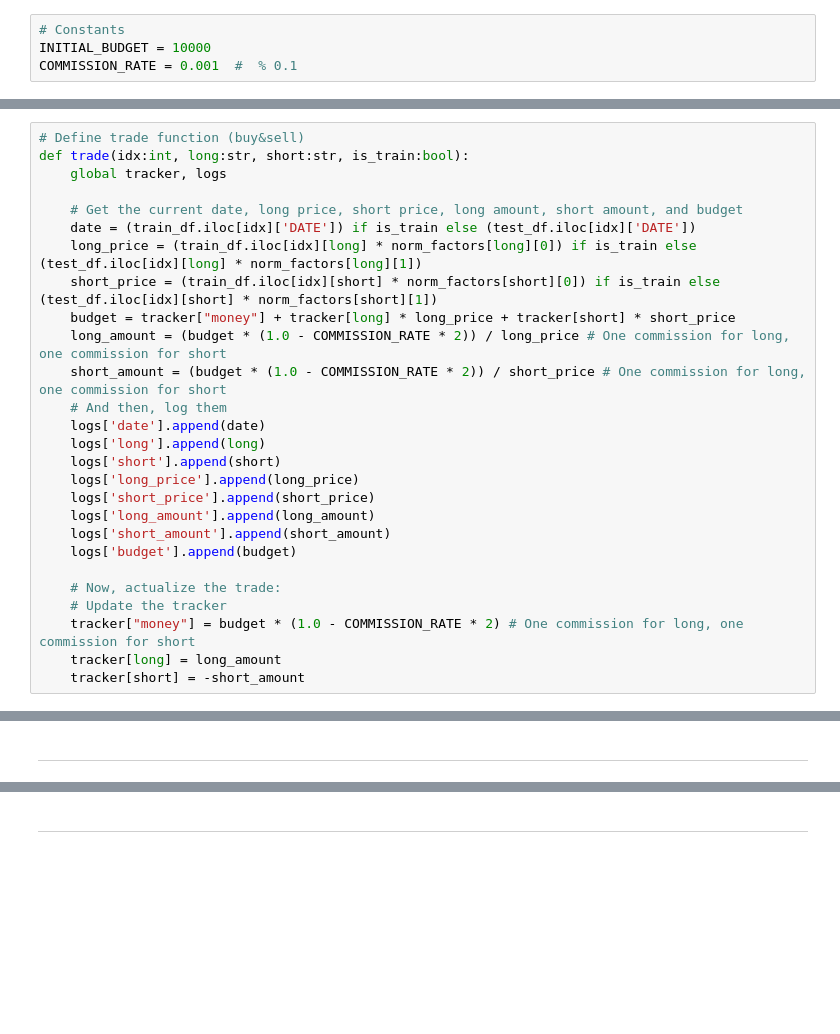
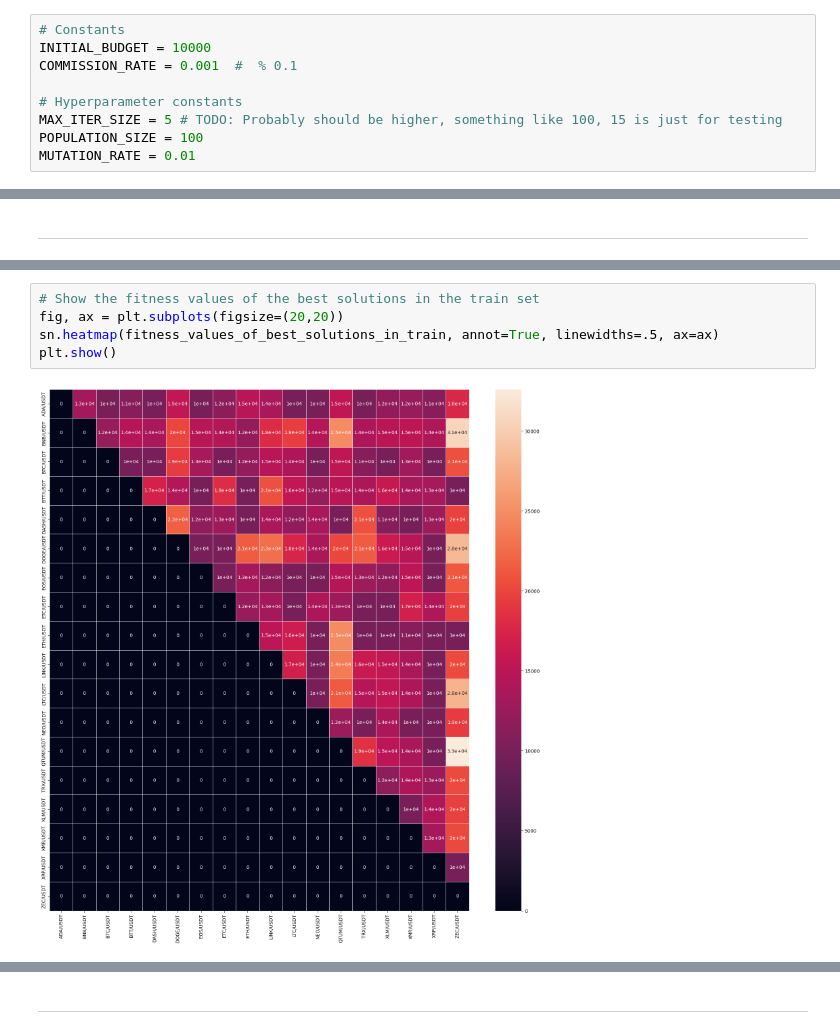
Before and after one commit to cansakiroglu/PairsTrading-YAP490, a Jupyter notebook: BuySell.ipynb, the cells around one changed output, grey strips where cells are left out. Saved outputs shown, nothing was run; the diff lists cells and outputs as text; blank space fills up the shorter version.

Commit message:
First complete results, not good, there are TODOs

```diff
--- a/BuySell.ipynb
+++ b/BuySell.ipynb
@@ -98,3 +104,8 @@ test_df
 # Constants
 INITIAL_BUDGET = 10000
 COMMISSION_RATE = 0.001  #  % 0.1
+
+# Hyperparameter constants
+MAX_ITER_SIZE = 5 # TODO: Probably should be higher, something like 100, 15 is just for testing
+POPULATION_SIZE = 100
+MUTATION_RATE = 0.01
@@ -113,27 +111,0 @@ logs = {
-# %%
-# Define trade function (buy&sell)
-def trade(idx:int, long:str, short:str, is_train:bool):
-    global tracker, logs
-
-    # Get the current date, long price, short price, long amount, short amount, and budget
-    date = (train_df.iloc[idx]['DATE']) if is_train else (test_df.iloc[idx]['DATE'])
-    long_price = (train_df.iloc[idx][long] * norm_factors[long][0]) if is_train else (test_df.iloc[idx][long] * norm_factors[long][1])
-    short_price = (train_df.iloc[idx][short] * norm_factors[short][0]) if is_train else (test_df.iloc[idx][short] * norm_factors[short][1])
-    budget = tracker["money"] + tracker[long] * long_price + tracker[short] * short_price
-    long_amount = (budget * (1.0 - COMMISSION_RATE * 2)) / long_price # One commission for long, one commission for short
-    short_amount = (budget * (1.0 - COMMISSION_RATE * 2)) / short_price # One commission for long, one commission for short
-    # And then, log them
-    logs['date'].append(date)
-    logs['long'].append(long)
-    logs['short'].append(short)
-    logs['long_price'].append(long_price)
-    logs['short_price'].append(short_price)
-    logs['long_amount'].append(long_amount)
-    logs['short_amount'].append(short_amount)
-    logs['budget'].append(budget)
-
-    # Now, actualize the trade:
-    # Update the tracker
-    tracker["money"] = budget * (1.0 - COMMISSION_RATE * 2) # One commission for long, one commission for short
-    tracker[long] = long_amount
-    tracker[short] = -short_amount
@@ -306,0 +308,7 @@ Best solution:  0.005321154326165978 0.9429815977608337 19748.382136832664
+# %%
+# Show the fitness values of the best solutions in the train set
+fig, ax = plt.subplots(figsize=(20,20))
+sn.heatmap(fitness_values_of_best_solutions_in_train, annot=True, linewidths=.5, ax=ax)
+plt.show()
+# %% [output]
+[figure, added]
```
Also changed, not shown: parts of 14 cells of this notebook.
